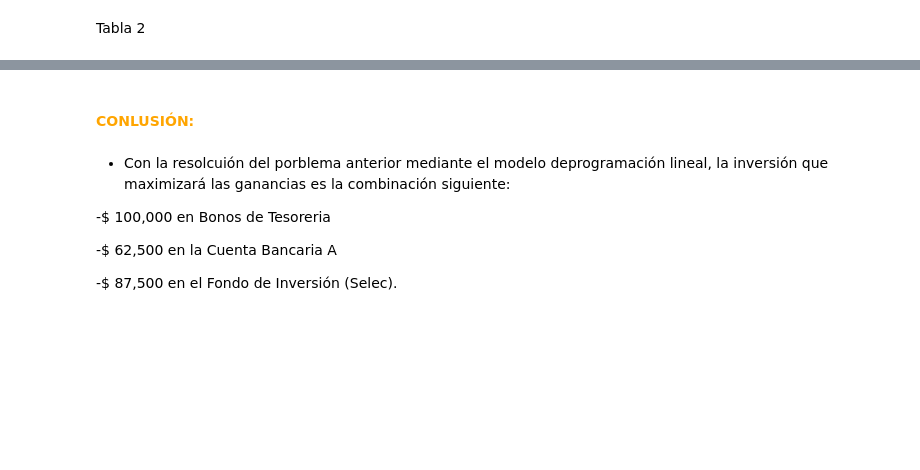
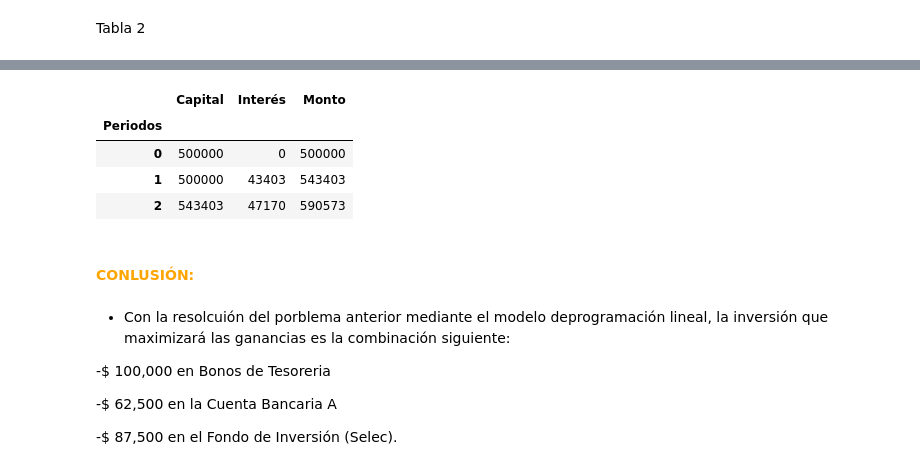
Before and after one commit to leoacg/Simulaci-n, a Jupyter notebook: Proyecto Parcial 2.ipynb, the cells around one changed output, grey strips where cells are left out. Drawn from its saved outputs; the diff is of its cells as text; code cells hidden in the pictures; blank space fills up the shorter version.

```diff
--- a/Proyecto Parcial 2.ipynb
+++ b/Proyecto Parcial 2.ipynb
@@ -212,3 +243,19 @@ tabla2.index.name='Periodos'
+# %%
+d1=Y_3[1]-Y_3[0]
+d2=Y_3[2]-Y_3[1]
+# %%
+tabla3 = pd.DataFrame({'Monto':[500000,Y_3[1],Y_3[2]],
+                    'Capital':[500000,Y_3[0],Y_3[1]],
+                    'Interés':[0,d1,d2]} ,columns = ['Capital', 'Interés', 'Monto'])
+
+tabla3.index.name='Periodos'
+tabla3
+# %% [output]
+|  | Capital | Interés | Monto |
+| Periodos |  |  |  |
+| 0 | 500000 | 0 | 500000 |
+| 1 | 500000 | 43403 | 543403 |
+| 2 | 543403 | 47170 | 590573 |
 # %% [markdown]
 #### <font color="ORANGE">**CONLUSIÓN:**</font>
 # %% [markdown]
```
Also changed, not shown: parts of 3 cells of this notebook.
